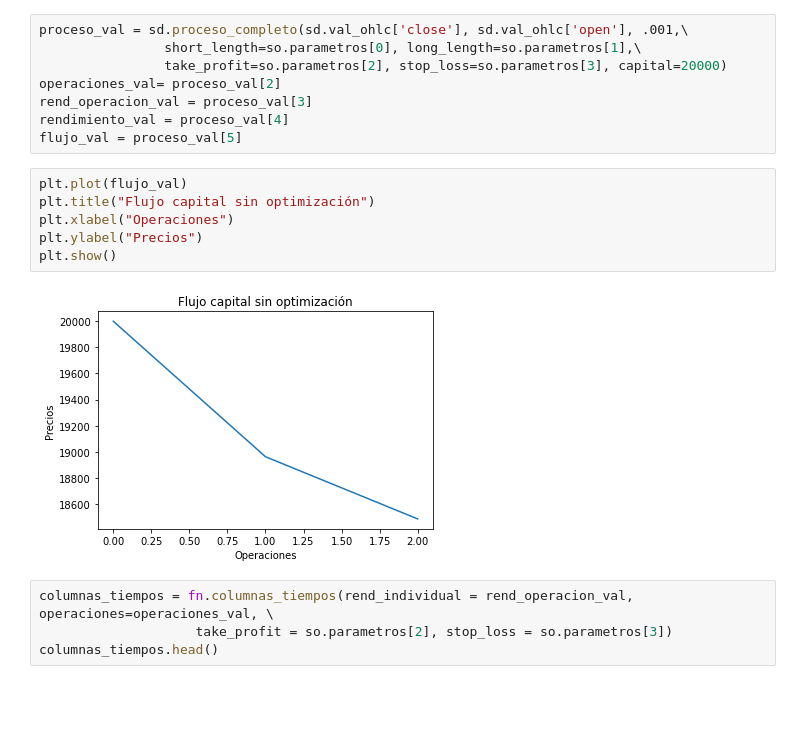
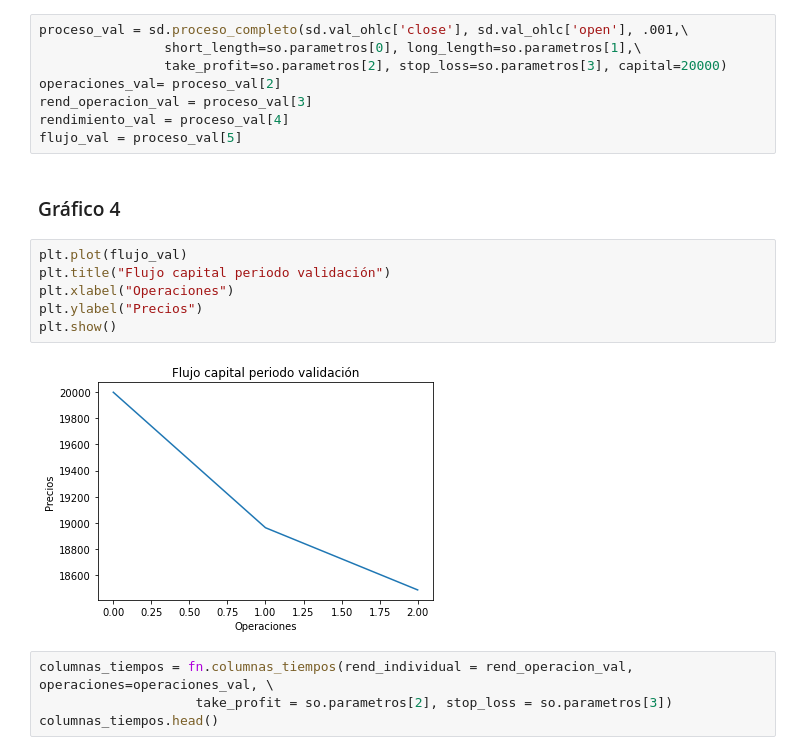
Before and after one commit to LuisCarlosAlvarado/myst_lab2_lcag, a Jupyter notebook: notebook.ipynb, the cells around one changed output. Saved outputs shown, nothing was run; the diff lists cells and outputs as text; blank space fills up the shorter version.

```diff
--- a/notebook.ipynb
+++ b/notebook.ipynb
@@ -265,14 +265,16 @@ operaciones_val= proceso_val[2]
 rend_operacion_val = proceso_val[3]
 rendimiento_val = proceso_val[4]
 flujo_val = proceso_val[5]
+# %% [markdown]
+### Gráfico 4
 # %%
 plt.plot(flujo_val)
-plt.title("Flujo capital sin optimización")
+plt.title("Flujo capital periodo validación")
 plt.xlabel("Operaciones")
 plt.ylabel("Precios")
 plt.show()
 # %% [output]
-[figure, old version]
+[figure, new version]
 # %%
 columnas_tiempos = fn.columnas_tiempos(rend_individual = rend_operacion_val, operaciones=operaciones_val, \
                     take_profit = so.parametros[2], stop_loss = so.parametros[3])
```
Also changed, not shown: parts of 3 cells of this notebook, 1 other file.
